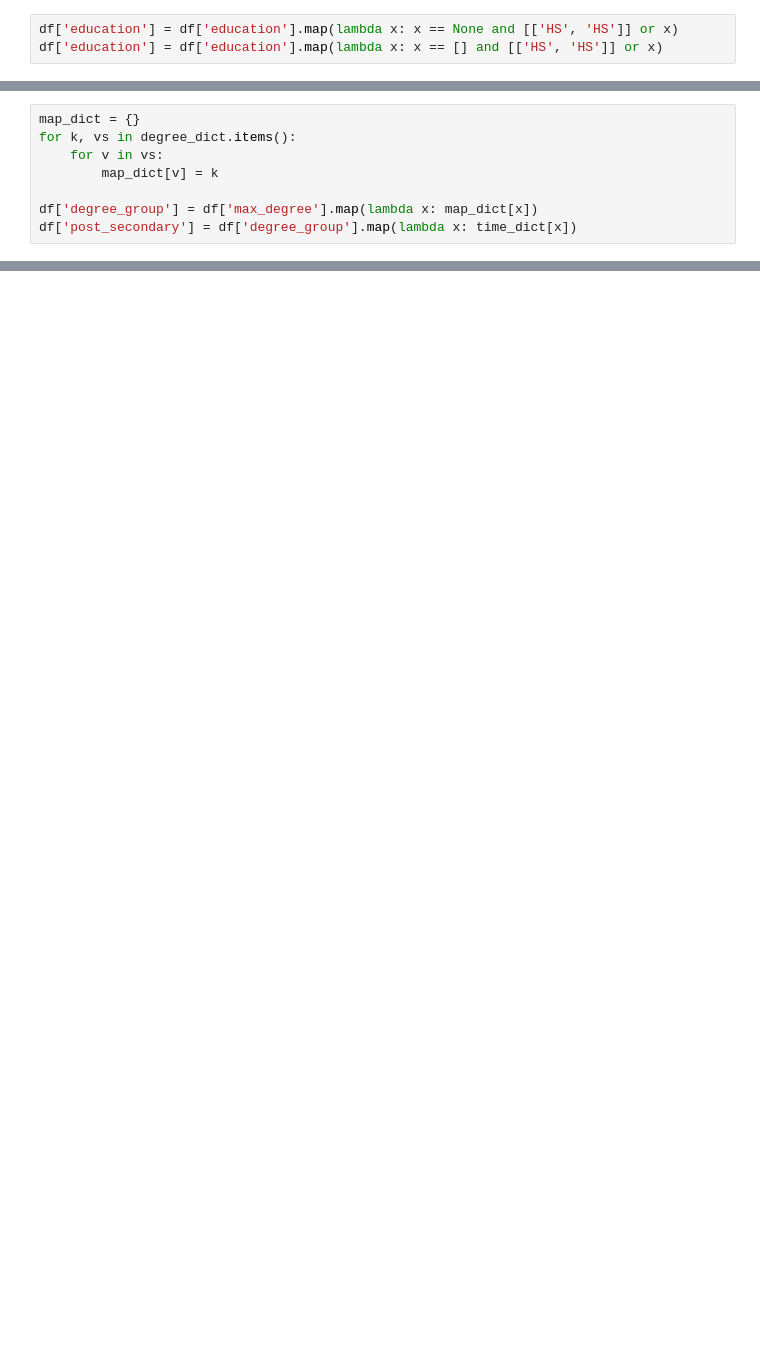
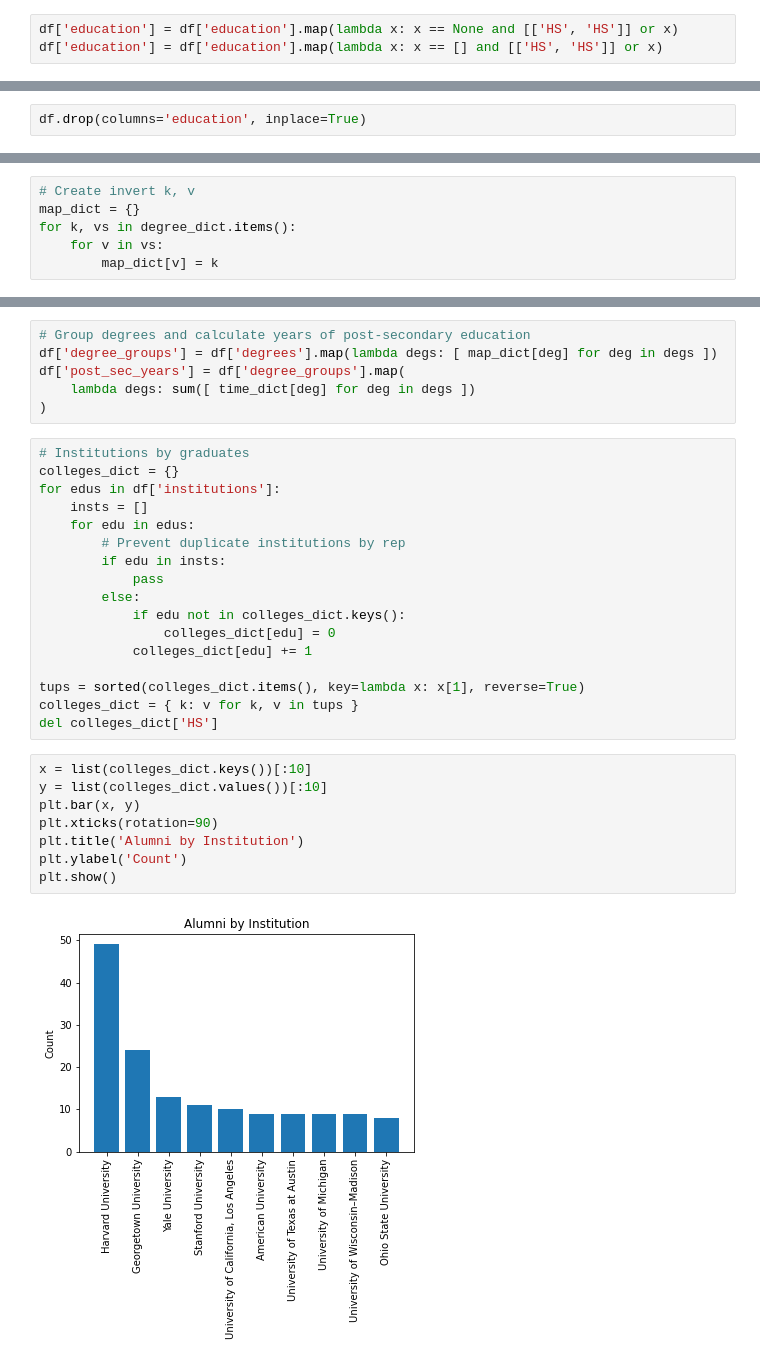
Before and after one commit to wplam107/rep_db, a Jupyter notebook: notebooks/eda_feature_eng_notebook.ipynb, the cells around one changed output, grey strips where cells are left out. Cells and saved outputs as stored; diff of their text form; blank space fills up the shorter version.

```diff
--- a/notebooks/eda_feature_eng_notebook.ipynb
+++ b/notebooks/eda_feature_eng_notebook.ipynb
@@ -54,0 +55,2 @@ df['max_institution'] = df['max_edu'].str[1]
+# %%
+df.drop(columns='education', inplace=True)
@@ -84,9 +100,7 @@ time_dict = {
 }
 # %%
+# Create invert k, v
 map_dict = {}
 for k, vs in degree_dict.items():
     for v in vs:
         map_dict[v] = k
-
-df['degree_group'] = df['max_degree'].map(lambda x: map_dict[x])
-df['post_secondary'] = df['degree_group'].map(lambda x: time_dict[x])
@@ -135,0 +107,33 @@ plt.show()
+# %%
+# Group degrees and calculate years of post-secondary education
+df['degree_groups'] = df['degrees'].map(lambda degs: [ map_dict[deg] for deg in degs ])
+df['post_sec_years'] = df['degree_groups'].map(
+    lambda degs: sum([ time_dict[deg] for deg in degs ])
+)
+# %%
+# Institutions by graduates
+colleges_dict = {}
+for edus in df['institutions']:
+    insts = []
+    for edu in edus:
+        # Prevent duplicate institutions by rep
+        if edu in insts:
+            pass
+        else:
+            if edu not in colleges_dict.keys():
+                colleges_dict[edu] = 0
+            colleges_dict[edu] += 1
+
+tups = sorted(colleges_dict.items(), key=lambda x: x[1], reverse=True)
+colleges_dict = { k: v for k, v in tups }
+del colleges_dict['HS']
+# %%
+x = list(colleges_dict.keys())[:10]
+y = list(colleges_dict.values())[:10]
+plt.bar(x, y)
+plt.xticks(rotation=90)
+plt.title('Alumni by Institution')
+plt.ylabel('Count')
+plt.show()
+# %% [output]
+[figure, added]
```
Also changed, not shown: parts of 19 cells of this notebook.
